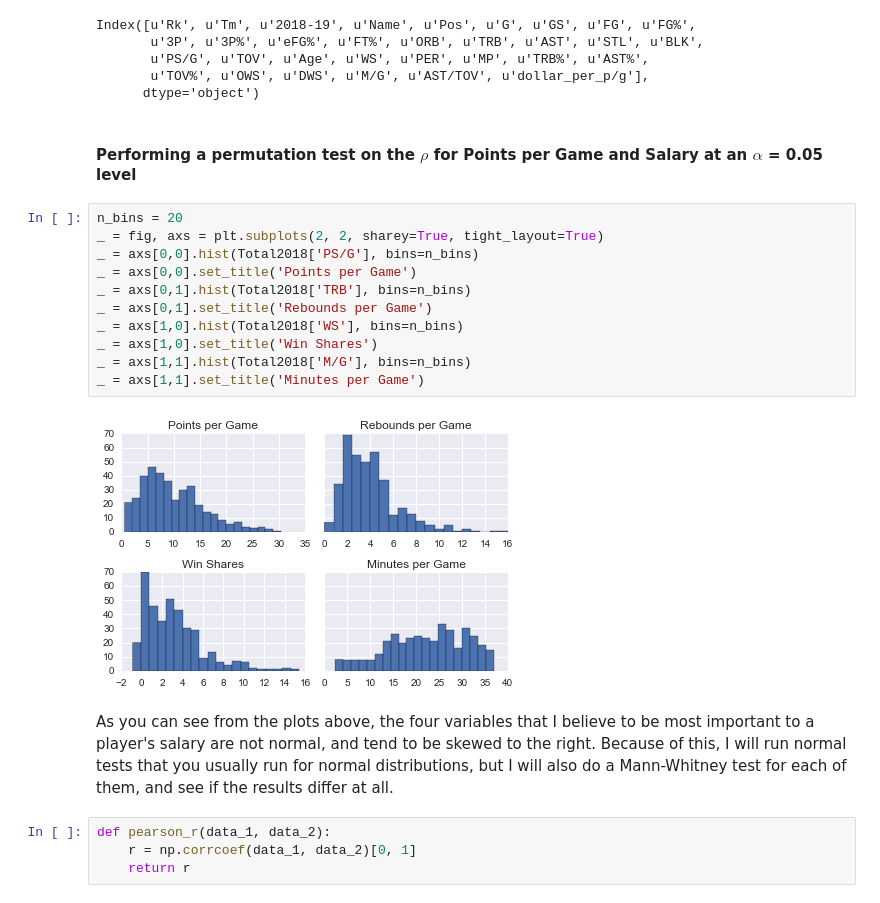
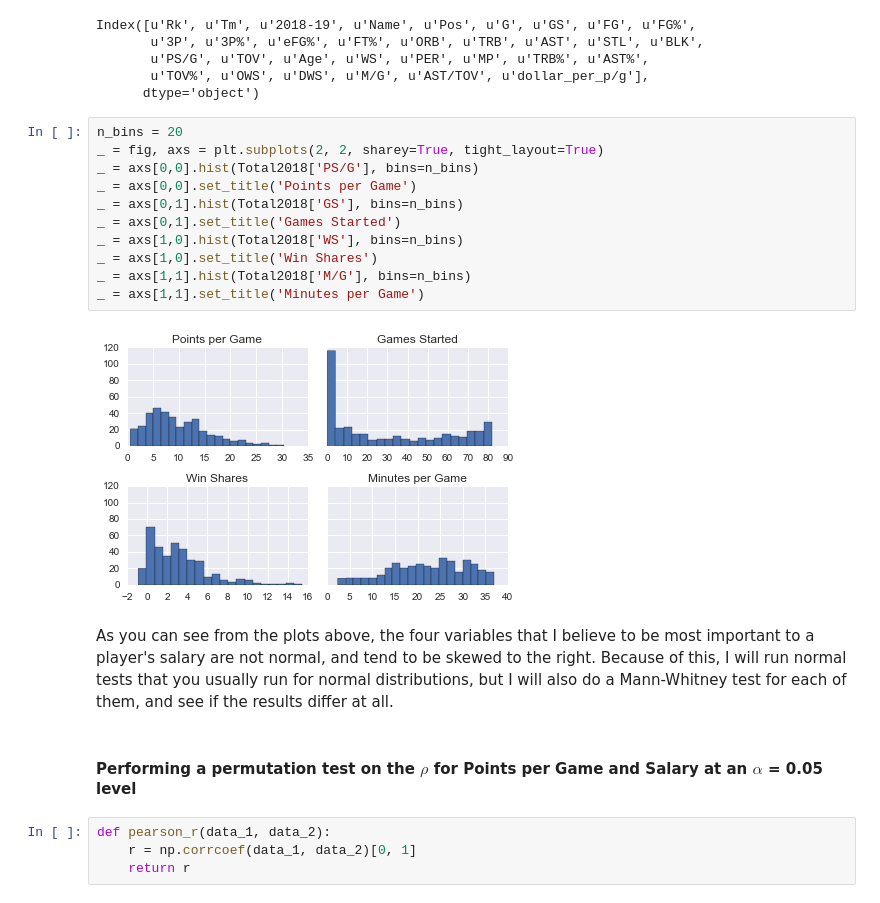
Before and after one commit to alvarojhu/Capstone1, a Jupyter notebook: Inferential Statistics.ipynb, the cells around one changed output. Saved outputs shown, nothing was run; the diff lists cells and outputs as text.

```diff
--- a/Inferential Statistics.ipynb
+++ b/Inferential Statistics.ipynb
@@ -27,23 +27,23 @@ Index([u'Rk', u'Tm', u'2018-19', u'Name', u'Pos', u'G', u'GS', u'FG', u'FG%',
        u'PS/G', u'TOV', u'Age', u'WS', u'PER', u'MP', u'TRB%', u'AST%',
        u'TOV%', u'OWS', u'DWS', u'M/G', u'AST/TOV', u'dollar_per_p/g'],
       dtype='object')
+# %%
+n_bins = 20
+_ = fig, axs = plt.subplots(2, 2, sharey=True, tight_layout=True)
+_ = axs[0,0].hist(Total2018['PS/G'], bins=n_bins)
+_ = axs[0,0].set_title('Points per Game')
+_ = axs[0,1].hist(Total2018['GS'], bins=n_bins)
+_ = axs[0,1].set_title('Games Started')
+_ = axs[1,0].hist(Total2018['WS'], bins=n_bins)
+_ = axs[1,0].set_title('Win Shares')
+_ = axs[1,1].hist(Total2018['M/G'], bins=n_bins)
+_ = axs[1,1].set_title('Minutes per Game')
+# %% [output]
+[figure, added]
+# %% [markdown]
+As you can see from the plots above, the four variables that I believe to be most important to a player's salary are not normal, and tend to be skewed to the right. Because of this, I will run normal tests that you usually run for normal distributions, but I will also do a Mann-Whitney test for each of them, and see if the results differ at all.
 # %% [markdown]
 #### Performing a permutation test on the $\rho$ for Points per Game and Salary at an $\alpha$ = 0.05 level
-# %%
-n_bins = 20
-_ = fig, axs = plt.subplots(2, 2, sharey=True, tight_layout=True)
-_ = axs[0,0].hist(Total2018['PS/G'], bins=n_bins)
-_ = axs[0,0].set_title('Points per Game')
-_ = axs[0,1].hist(Total2018['TRB'], bins=n_bins)
-_ = axs[0,1].set_title('Rebounds per Game')
-_ = axs[1,0].hist(Total2018['WS'], bins=n_bins)
-_ = axs[1,0].set_title('Win Shares')
-_ = axs[1,1].hist(Total2018['M/G'], bins=n_bins)
-_ = axs[1,1].set_title('Minutes per Game')
-# %% [output]
-[figure, removed]
-# %% [markdown]
-As you can see from the plots above, the four variables that I believe to be most important to a player's salary are not normal, and tend to be skewed to the right. Because of this, I will run normal tests that you usually run for normal distributions, but I will also do a Mann-Whitney test for each of them, and see if the results differ at all.
 # %%
 def pearson_r(data_1, data_2):
     r = np.corrcoef(data_1, data_2)[0, 1]
```
Also changed, not shown: parts of 12 cells of this notebook.
